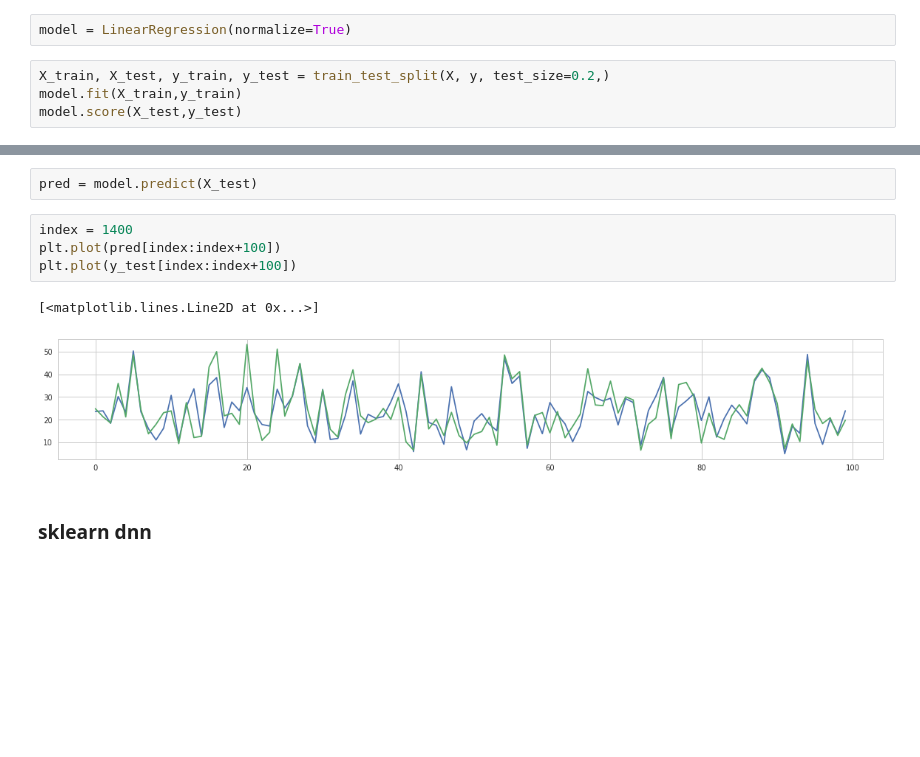
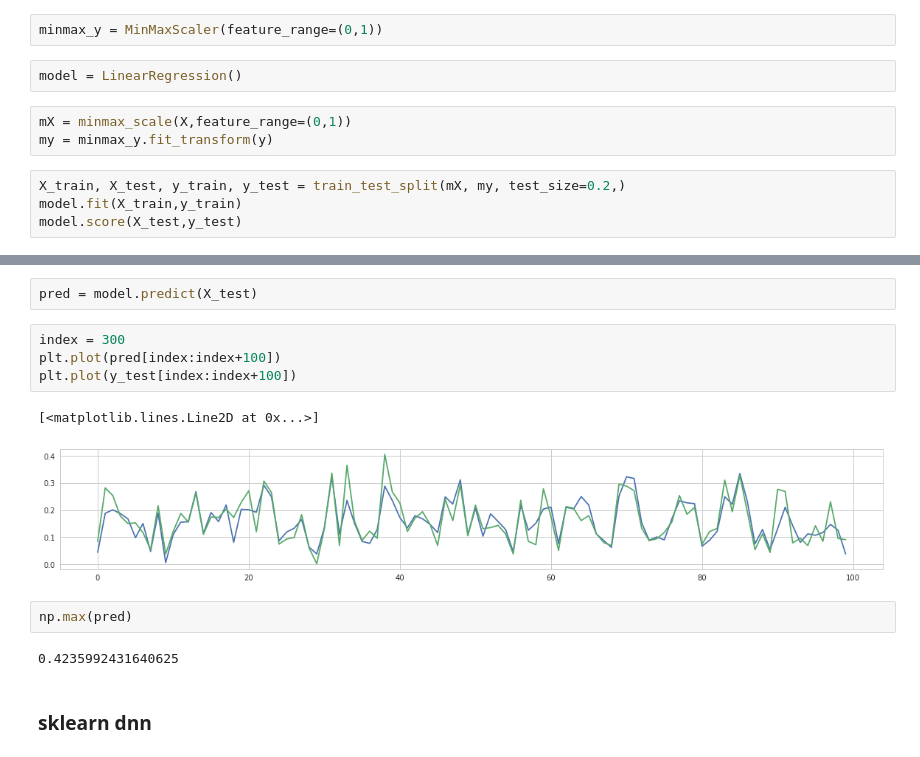
Before and after one commit to junwoopark92/2018-Posco-AI-Challenge, a Jupyter notebook: Task3_pred_restaurant_customer/jw/03.add_date_feature.ipynb, the cells around one changed output, grey strips where cells are left out. Cells and saved outputs as stored; diff of their text form; blank space fills up the shorter version.

Commit message:
make swell lstm model

```diff
--- a/Task3_pred_restaurant_customer/jw/03.add_date_feature.ipynb
+++ b/Task3_pred_restaurant_customer/jw/03.add_date_feature.ipynb
@@ -209,7 +221,12 @@ from sklearn.model_selection import cross_val_score
+# %%
+minmax_y = MinMaxScaler(feature_range=(0,1))
 # %%
-model = LinearRegression(normalize=True)
+model = LinearRegression()
+# %%
+mX = minmax_scale(X,feature_range=(0,1))
+my = minmax_y.fit_transform(y)
 # %%
-X_train, X_test, y_train, y_test = train_test_split(X, y, test_size=0.2,)
+X_train, X_test, y_train, y_test = train_test_split(mX, my, test_size=0.2,)
 model.fit(X_train,y_train)
 model.score(X_test,y_test)
 # %% [output]
@@ -229,12 +246,16 @@ RMSE: 11.56
 # %%
 pred = model.predict(X_test)
 # %%
-index = 1400
+index = 300
 plt.plot(pred[index:index+100])
 plt.plot(y_test[index:index+100])
 # %% [output]
 [<matplotlib.lines.Line2D at 0x...>]
-[figure, old version]
+[figure, new version]
+# %%
+np.max(pred)
+# %% [output]
+0.4235992431640625
 # %% [markdown]
 ### sklearn dnn
 # %%
```
Also changed, not shown: parts of 32 cells of this notebook, 1 other file.
